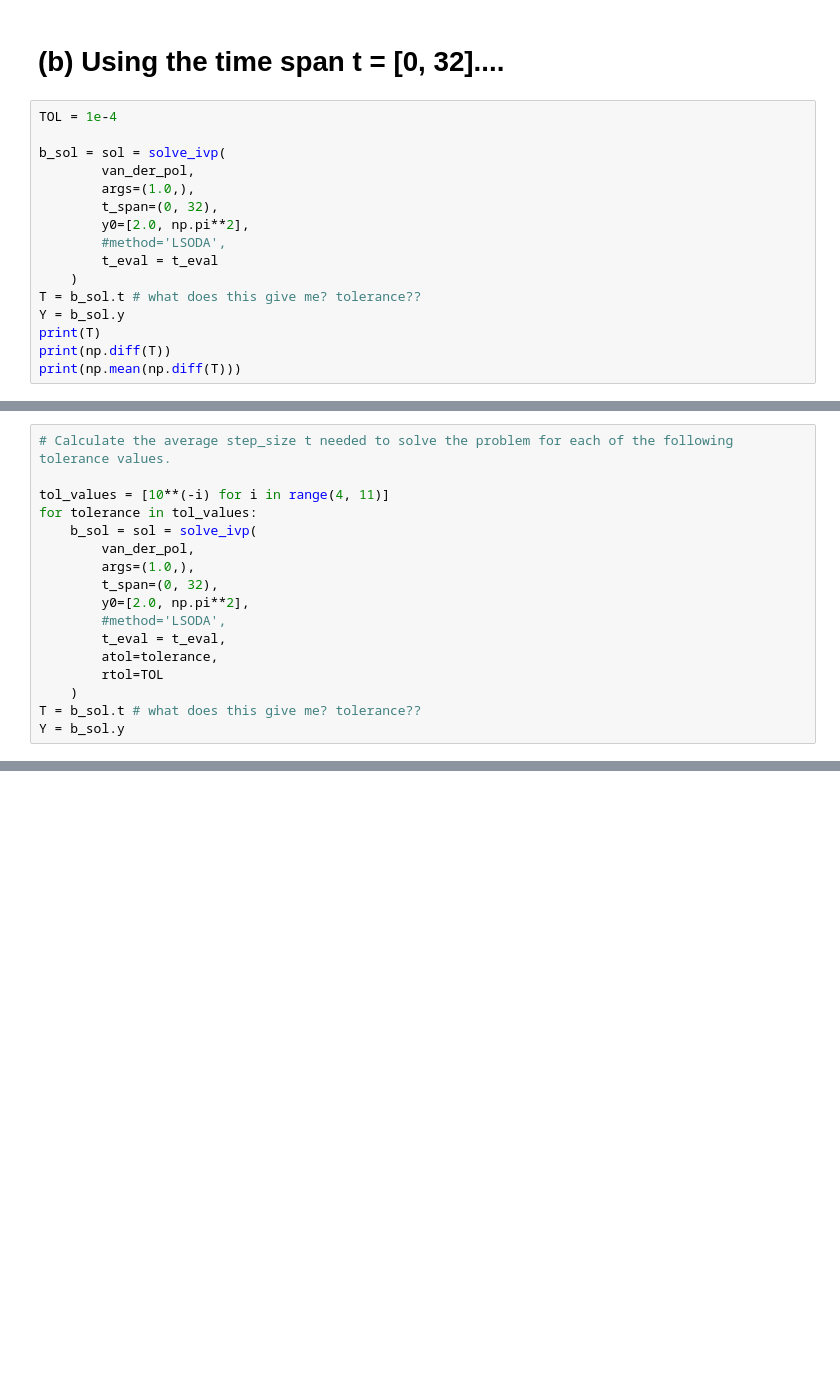
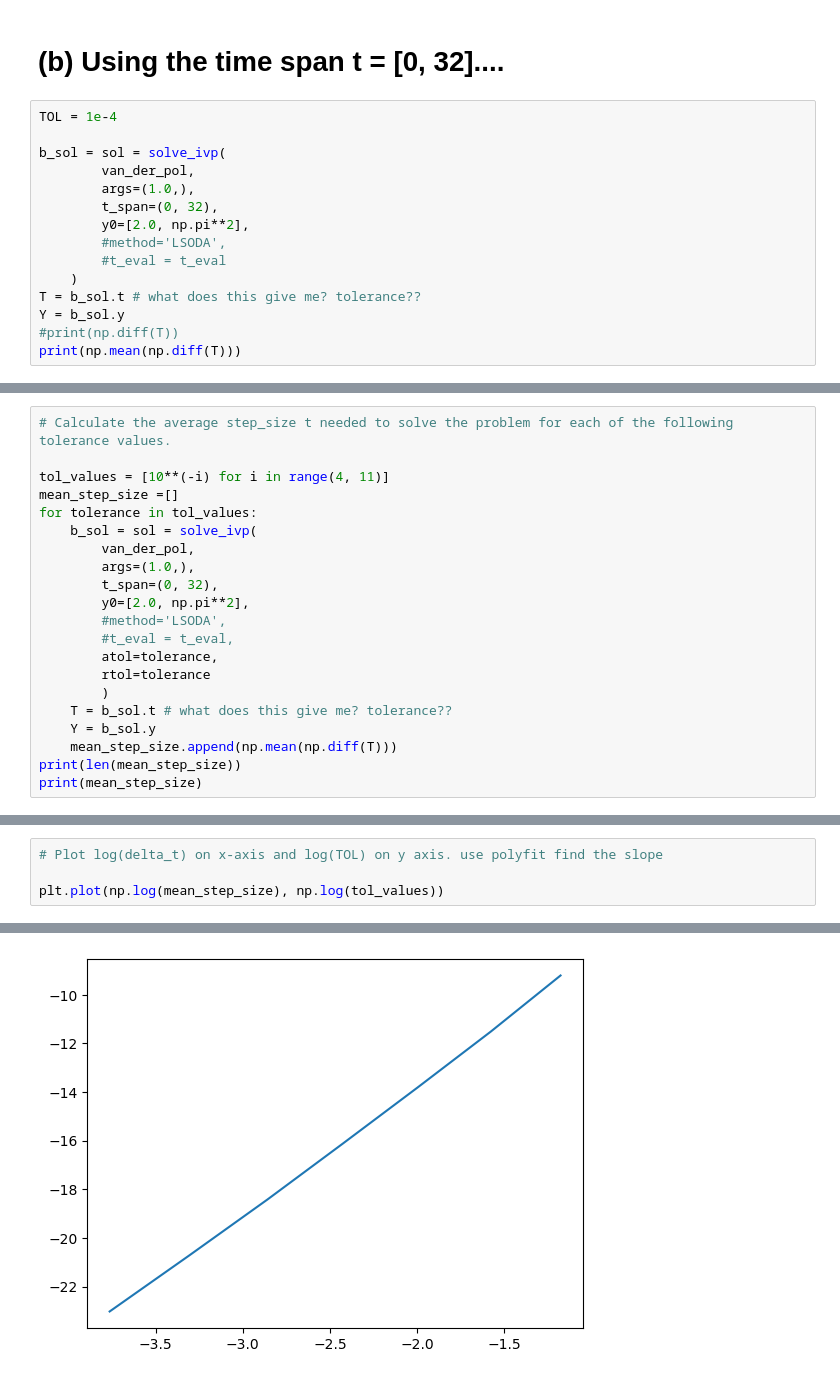
Before and after one commit to ZaratexD/Applied_Math, a Jupyter notebook: solution.ipynb, the cells around one changed output, grey strips where cells are left out. Cells and saved outputs as stored; diff of their text form; blank space fills up the shorter version.

Commit message:
FIXED error: Forgot to change atol to equal tolerance variable in for loop

```diff
--- a/solution.ipynb
+++ b/solution.ipynb
@@ -251,11 +251,10 @@ b_sol = sol = solve_ivp(
         t_span=(0, 32),
         y0=[2.0, np.pi**2],
         #method='LSODA',
-        t_eval = t_eval
+        #t_eval = t_eval
     )
 T = b_sol.t # what does this give me? tolerance??
 Y = b_sol.y
-print(T)
-print(np.diff(T))
+#print(np.diff(T))
 print(np.mean(np.diff(T)))
 # %% [output]
@@ -273,6 +279,7 @@ print(np.mean(np.diff(T)))
 # Calculate the average step_size t needed to solve the problem for each of the following tolerance values.
 
 tol_values = [10**(-i) for i in range(4, 11)]
+mean_step_size =[]
 for tolerance in tol_values:
     b_sol = sol = solve_ivp(
         van_der_pol,
@@ -280,10 +287,13 @@ for tolerance in tol_values:
         t_span=(0, 32),
         y0=[2.0, np.pi**2],
         #method='LSODA',
-        t_eval = t_eval,
+        #t_eval = t_eval,
         atol=tolerance,
-        rtol=TOL
-    )
-T = b_sol.t # what does this give me? tolerance??
-Y = b_sol.y
+        rtol=tolerance
+        )
+    T = b_sol.t # what does this give me? tolerance??
+    Y = b_sol.y
+    mean_step_size.append(np.mean(np.diff(T)))
+print(len(mean_step_size))
+print(mean_step_size)
 # %% [output]
@@ -290,0 +302,5 @@ Y = b_sol.y
+# %%
+# Plot log(delta_t) on x-axis and log(TOL) on y axis. use polyfit find the slope
+
+plt.plot(np.log(mean_step_size), np.log(tol_values))
+# %% [output]
@@ -290,0 +308 @@ Y = b_sol.y
+[figure, added]
```
Also changed, not shown: parts of 3 cells of this notebook.
